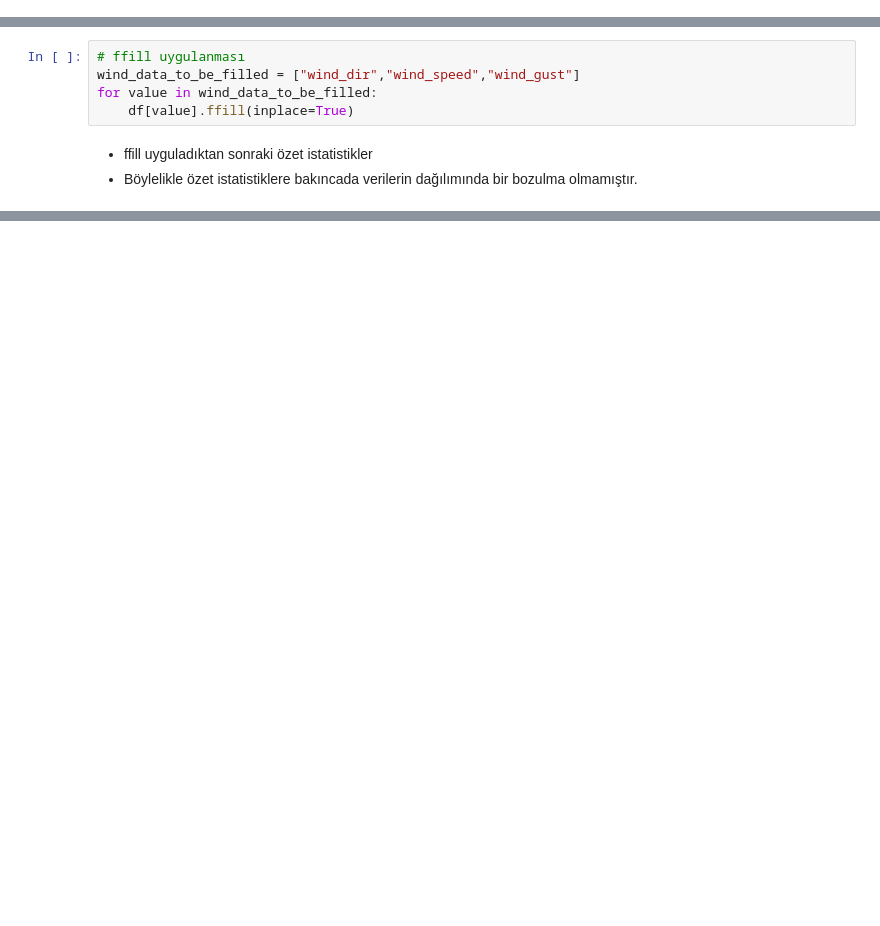
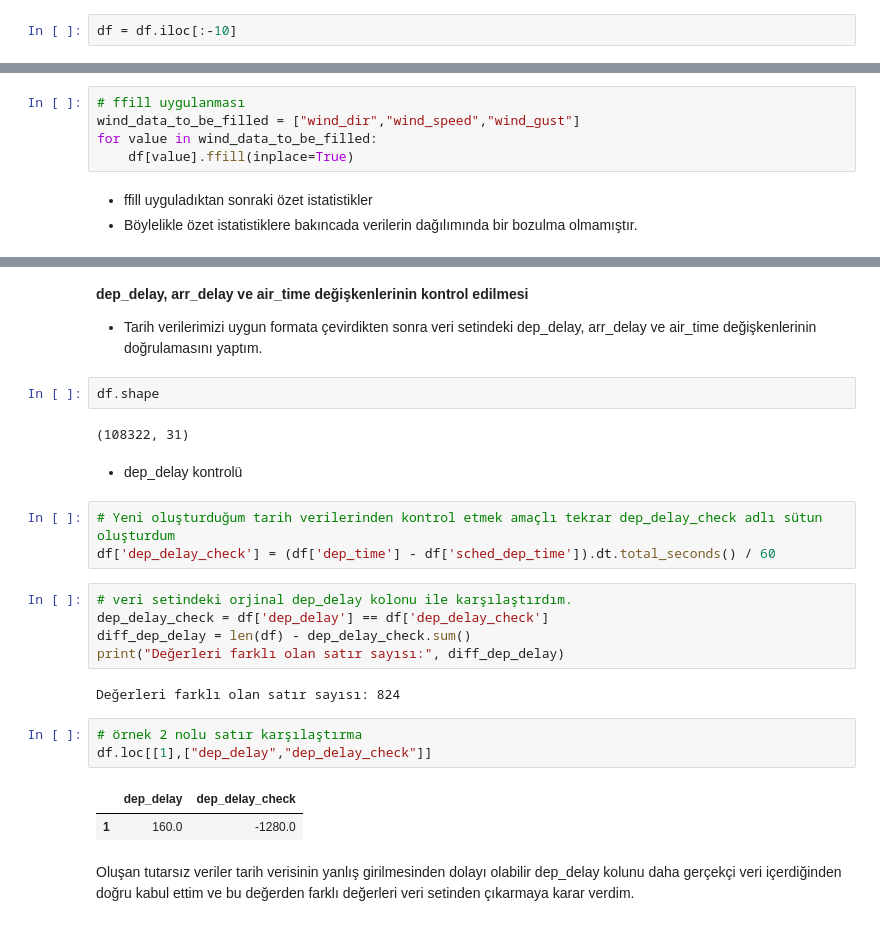
Before and after one commit to kntvrl/flights_project, a Jupyter notebook: project_notebook_ds.ipynb, the cells around one changed output, grey strips where cells are left out. Drawn from its saved outputs; the diff is of its cells as text; blank space fills up the shorter version.

```diff
--- a/project_notebook_ds.ipynb
+++ b/project_notebook_ds.ipynb
@@ -401,0 +400,2 @@ df.head()
+# %%
+df = df.iloc[:-10]
@@ -443,0 +447,27 @@ df[["wind_gust"]].describe().T
+# %% [markdown]
+**dep_delay, arr_delay ve air_time değişkenlerinin kontrol edilmesi**
+- Tarih verilerimizi uygun formata çevirdikten sonra veri setindeki dep_delay, arr_delay ve air_time değişkenlerinin doğrulamasını yaptım.
+# %%
+df.shape
+# %% [output]
+(108322, 31)
+# %% [markdown]
+- dep_delay kontrolü
+# %%
+# Yeni oluşturduğum tarih verilerinden kontrol etmek amaçlı tekrar dep_delay_check adlı sütun oluşturdum
+df['dep_delay_check'] = (df['dep_time'] - df['sched_dep_time']).dt.total_seconds() / 60
+# %%
+# veri setindeki orjinal dep_delay kolonu ile karşılaştırdım.
+dep_delay_check = df['dep_delay'] == df['dep_delay_check']
+diff_dep_delay = len(df) - dep_delay_check.sum()
+print("Değerleri farklı olan satır sayısı:", diff_dep_delay)
+# %% [output]
+Değerleri farklı olan satır sayısı: 824
+# %%
+# örnek 2 nolu satır karşılaştırma
+df.loc[[1],["dep_delay","dep_delay_check"]]
+# %% [output]
+|  | dep_delay | dep_delay_check |
+| 1 | 160.0 | -1280.0 |
+# %% [markdown]
+Oluşan tutarsız veriler tarih verisinin yanlış girilmesinden dolayı olabilir dep_delay kolunu daha gerçekçi veri içerdiğinden doğru kabul ettim ve bu değerden farklı değerleri veri setinden çıkarmaya karar verdim.
```
Also changed, not shown: parts of 37 cells of this notebook.
